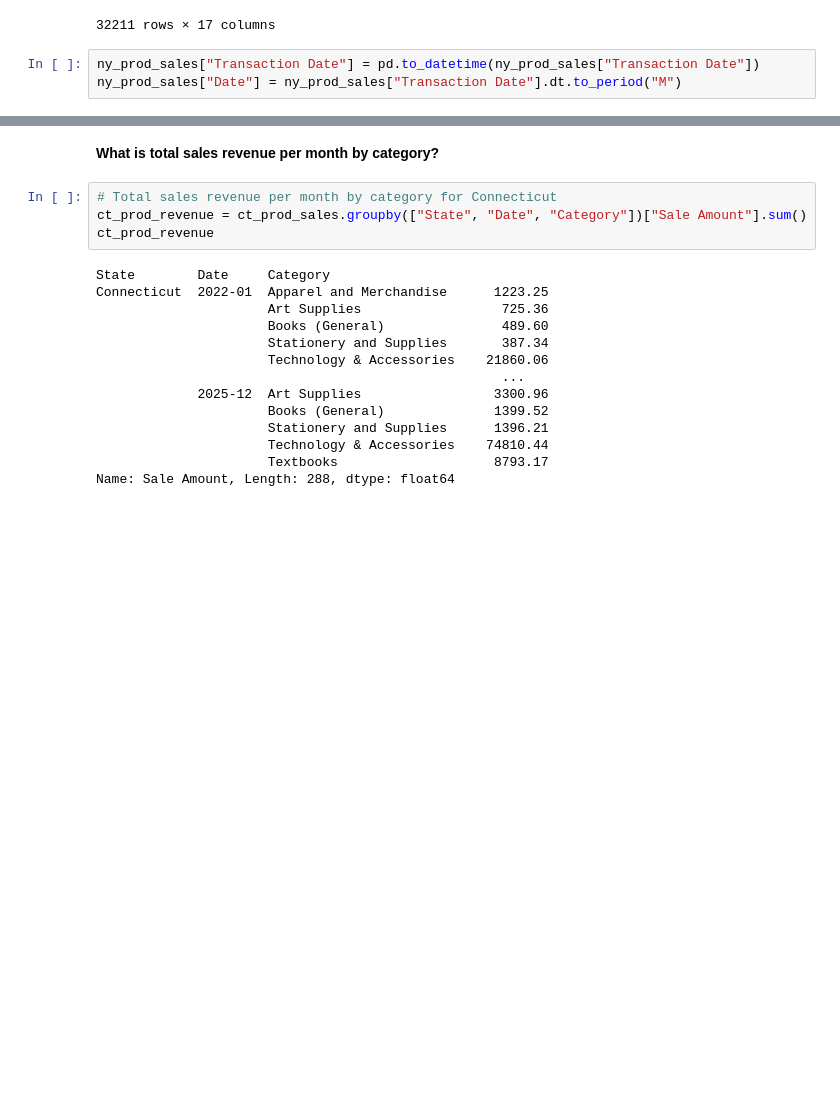
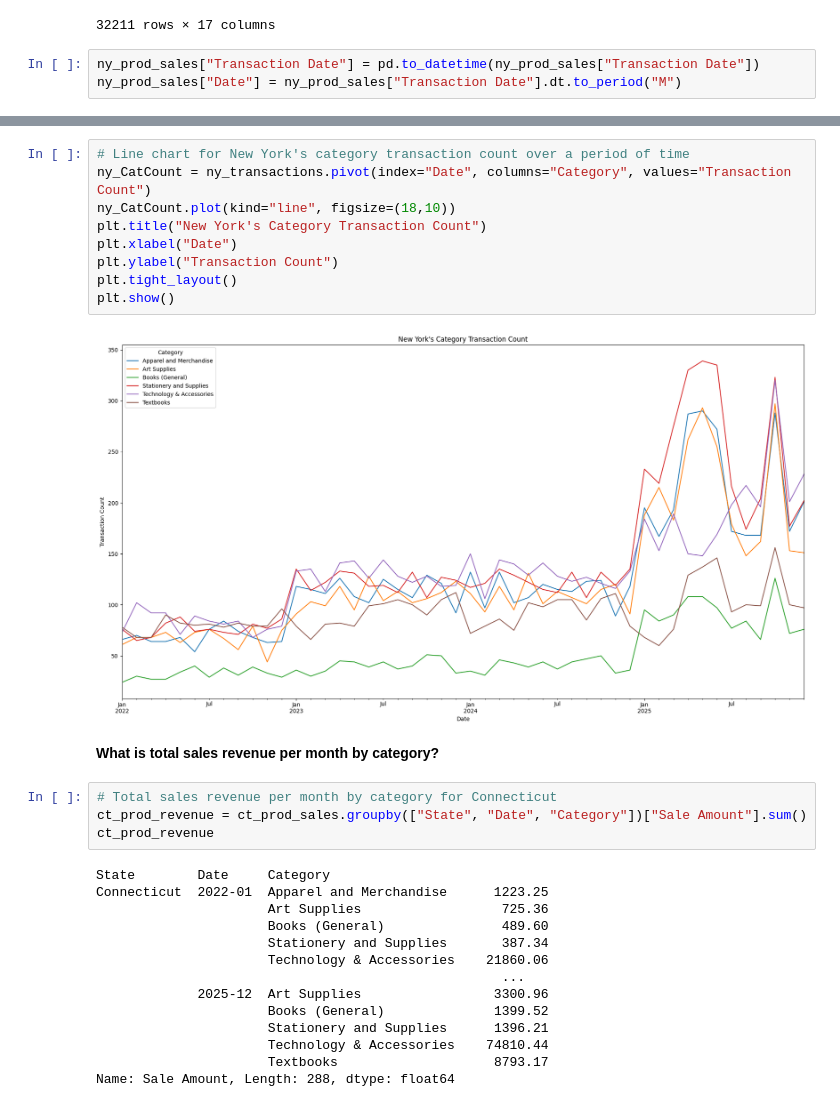
Before and after one commit to ktran-dot1/Capstone_2, a Jupyter notebook: Tran__sales_analysis.ipynb, the cells around one changed output, grey strips where cells are left out. Drawn from its saved outputs; the diff is of its cells as text; blank space fills up the shorter version.

```diff
--- a/Tran__sales_analysis.ipynb
+++ b/Tran__sales_analysis.ipynb
@@ -540,3 +558,14 @@ ny_transactions
+# %%
+# Line chart for New York's category transaction count over a period of time
+ny_CatCount = ny_transactions.pivot(index="Date", columns="Category", values="Transaction Count")
+ny_CatCount.plot(kind="line", figsize=(18,10))
+plt.title("New York's Category Transaction Count")
+plt.xlabel("Date")
+plt.ylabel("Transaction Count")
+plt.tight_layout()
+plt.show()
+# %% [output]
+[figure, added]
 # %% [markdown]
 **What is total sales revenue per month by category?**
 # %%
```
Also changed, not shown: parts of 6 cells of this notebook.
